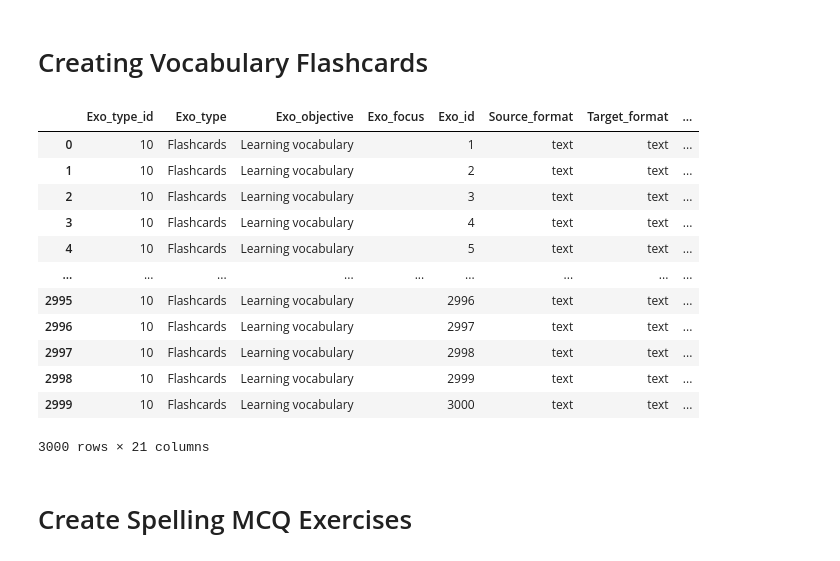
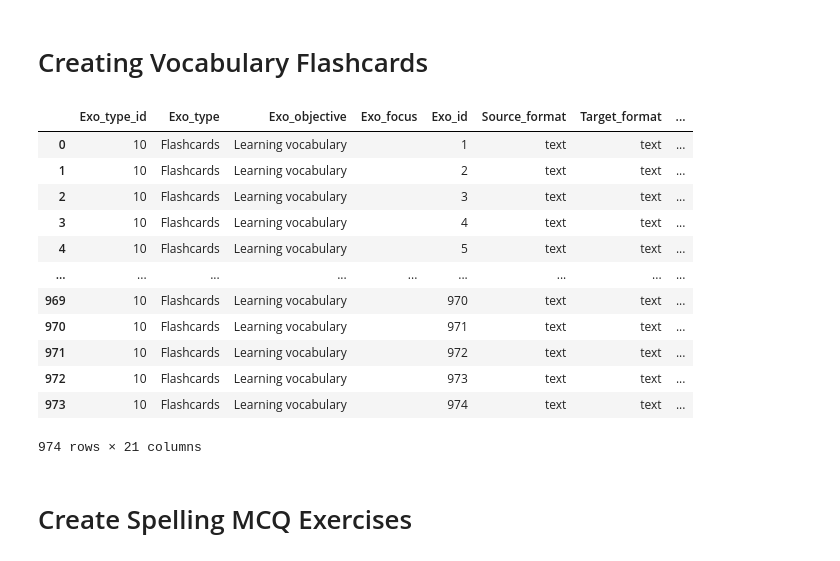
Before and after one commit to hugolpz/WeSpeaxExos, a Jupyter notebook: hi/Hindi_Exercises.ipynb, the cells around one changed output. Cells and saved outputs as stored; diff of their text form; code cells hidden in the pictures.

Commit message:
class code tested for english and hindi

```diff
--- a/hi/Hindi_Exercises.ipynb
+++ b/hi/Hindi_Exercises.ipynb
@@ -40,6 +44,8 @@ df_3000_words = pd.read_excel(
     usecols=["ID", "French Word", "Hindi Word"],
     na_values=["NA"],
 )
+# %%
+df_3000_words = df_3000_words.dropna().reset_index(drop = True)
 # %% [markdown]
 # Download a Stanza Language Model for Hindi and French into the directory "../stanza_models"
 # %%
@@ -244,56 +250,55 @@ def spelling_distractors(word, list_of_distractors=None):
 # %%
 def word_flashcards(df_source, exo_id = 0):
     data = []
     for i in range(len(df_source)):
-        if df_source["Hindi Word"][i] != "NA":
-            exo_id += 1
-            data.append([
-                "10",
-                "Flashcards",
-                "Learning vocabulary",
-                "",
-                str(exo_id),
-                "text",
-                "text",
-                "",
-                df_source["ID"][i],
-                "French",
-                "Hindi",
-                str(df_source["Hindi Word"][i]),
-                "",
-                "",
-                str(df_source["French Word"][i]),
-                "",
-                "",
-                "",
-                "",
-                "",
-                "",
-            ])
+        exo_id += 1
+        data.append([
+            "10",
+            "Flashcards",
+            "Learning vocabulary",
+            "",
+            str(exo_id),
+            "text",
+            "text",
+            "",
+            df_source["ID"][i],
+            "French",
+            "Hindi",
+            str(df_source["Hindi Word"][i]),
+            "",
+            "",
+            str(df_source["French Word"][i]),
+            "",
+            "",
+            "",
+            "",
+            "",
+            "",
+        ])
     return exo_id, data
 
 exo_id = 0
 
 exo_id, data_w_fc_1 = word_flashcards(df_3000_words, exo_id)
 df_w_fc_1 = pd.DataFrame(data_w_fc_1, columns=cols)
 
 frames_w_fc = [df_w_fc_1]
 df_w_fc = pd.concat(frames_w_fc)
 df_w_fc
 # %% [output]
 |  | Exo_type_id | Exo_type | Exo_objective | Exo_focus | Exo_id | Source_format | Target_format | ... |
 | 0 | 10 | Flashcards | Learning vocabulary |  | 1 | text | text | ... |
 | 1 | 10 | Flashcards | Learning vocabulary |  | 2 | text | text | ... |
 | 2 | 10 | Flashcards | Learning vocabulary |  | 3 | text | text | ... |
 | 3 | 10 | Flashcards | Learning vocabulary |  | 4 | text | text | ... |
 | 4 | 10 | Flashcards | Learning vocabulary |  | 5 | text | text | ... |
 | ... | ... | ... | ... | ... | ... | ... | ... | ... |
-| 2995 | 10 | Flashcards | Learning vocabulary |  | 2996 | text | text | ... |
-| 2996 | 10 | Flashcards | Learning vocabulary |  | 2997 | text | text | ... |
-| 2997 | 10 | Flashcards | Learning vocabulary |  | 2998 | text | text | ... |
-| 2998 | 10 | Flashcards | Learning vocabulary |  | 2999 | text | text | ... |
-| 2999 | 10 | Flashcards | Learning vocabulary |  | 3000 | text | text | ... |
+| 969 | 10 | Flashcards | Learning vocabulary |  | 970 | text | text | ... |
+| 970 | 10 | Flashcards | Learning vocabulary |  | 971 | text | text | ... |
+| 971 | 10 | Flashcards | Learning vocabulary |  | 972 | text | text | ... |
+| 972 | 10 | Flashcards | Learning vocabulary |  | 973 | text | text | ... |
+| 973 | 10 | Flashcards | Learning vocabulary |  | 974 | text | text | ... |
-3000 rows × 21 columns
+974 rows × 21 columns
 # %% [markdown]
 # Create Spelling MCQ Exercises
 # %%
```
Also changed, not shown: parts of 8 cells of this notebook, 8 other files.
